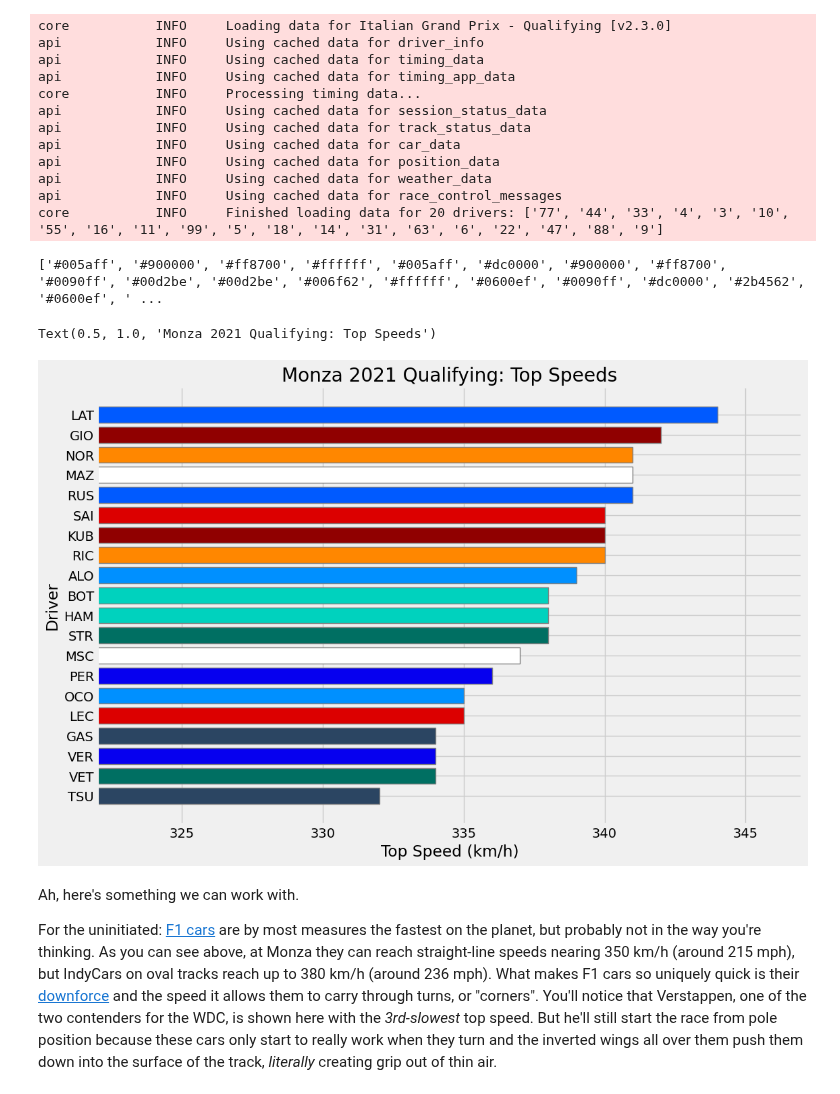
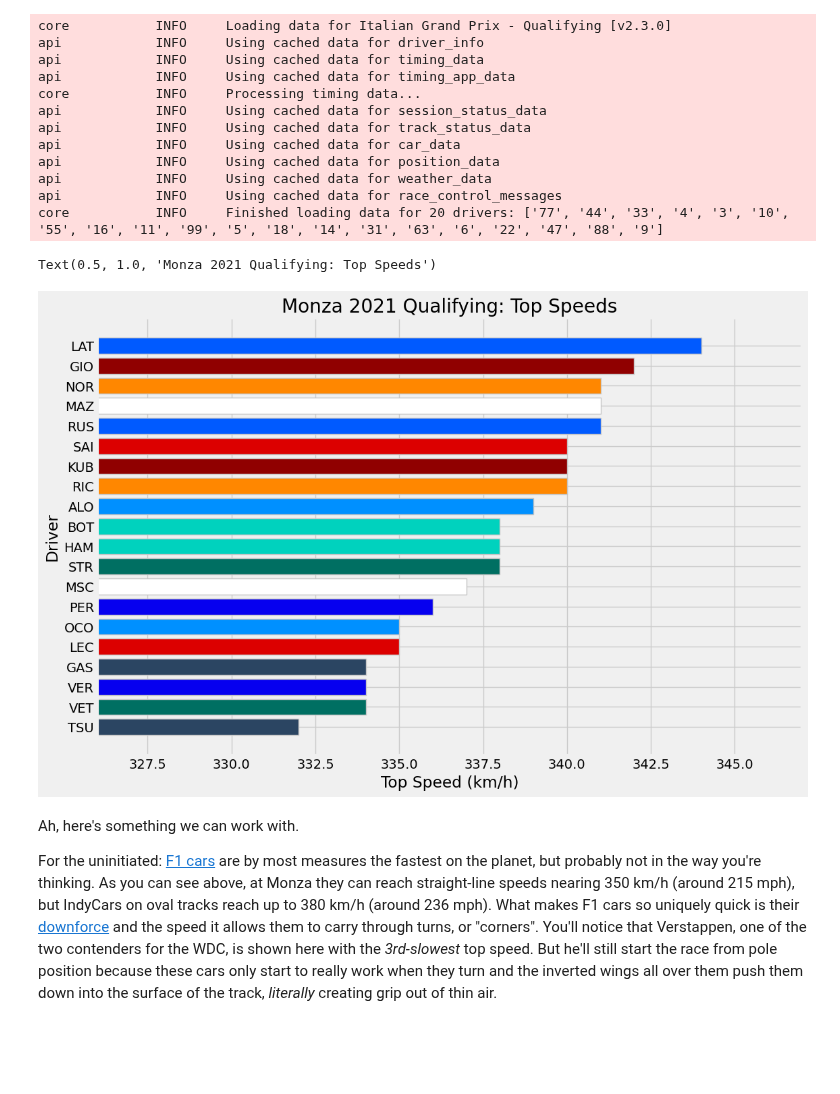
Before and after one commit to orderlogicmachine/f1-pace-analysis, a Jupyter notebook: main.ipynb, the cells around one changed output. Saved outputs shown, nothing was run; the diff lists cells and outputs as text; code cells hidden in the pictures; blank space fills up the shorter version.

Commit message:
Created environment.yml, tweaked chart coloring

```diff
--- a/main.ipynb
+++ b/main.ipynb
@@ -117,27 +117,23 @@ team_colors = list()
 for index, speed in top_speeds.iterlaps():
     color = ff1.plotting.team_color(speed['Team'])
     team_colors.append(color)
-# %%
-print(team_colors)
-# %% [output]
-['#005aff', '#900000', '#ff8700', '#ffffff', '#005aff', '#dc0000', '#900000', '#ff8700', '#0090ff', '#00d2be', '#00d2be', '#006f62', '#ffffff', '#0600ef', '#0090ff', '#dc0000', '#2b4562', '#0600ef', ' ...
 # %%
 # Create the chart
 
 plt.rcParams['figure.figsize'] = [12, 8]
 fig, ax = plt.subplots()
 ax.barh(top_speeds.index, top_speeds['SpeedST'],
-        color=team_colors, edgecolor='grey', linewidth = 1)
+        color=team_colors, edgecolor='#C5C5C5', linewidth = 1)
 ax.set_yticks(top_speeds.index)
 ax.set_yticklabels(top_speeds['Driver'])
 ax.invert_yaxis()
-ax.set_xlim(322, 347)
+ax.set_xlim(326, 347)
 ax.set_xlabel('Top Speed (km/h)')
 ax.set_ylabel('Driver')
 plt.title('Monza 2021 Qualifying: Top Speeds')
 # %% [output]
 Text(0.5, 1.0, 'Monza 2021 Qualifying: Top Speeds')
-[figure, old version]
+[figure, new version]
 # %% [markdown]
 Ah, here's something we can work with.
 
```
Also changed, not shown: parts of 5 cells of this notebook, 4 other files.
